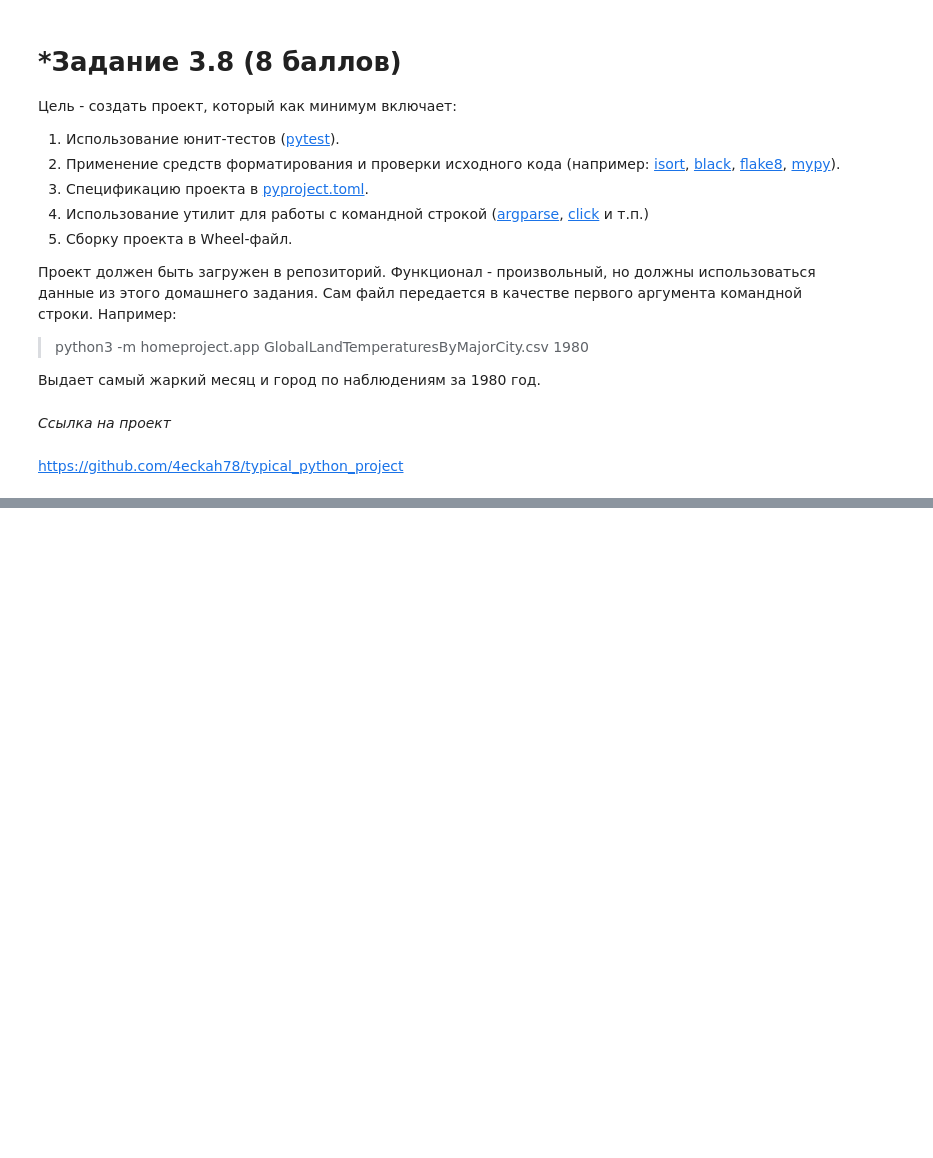
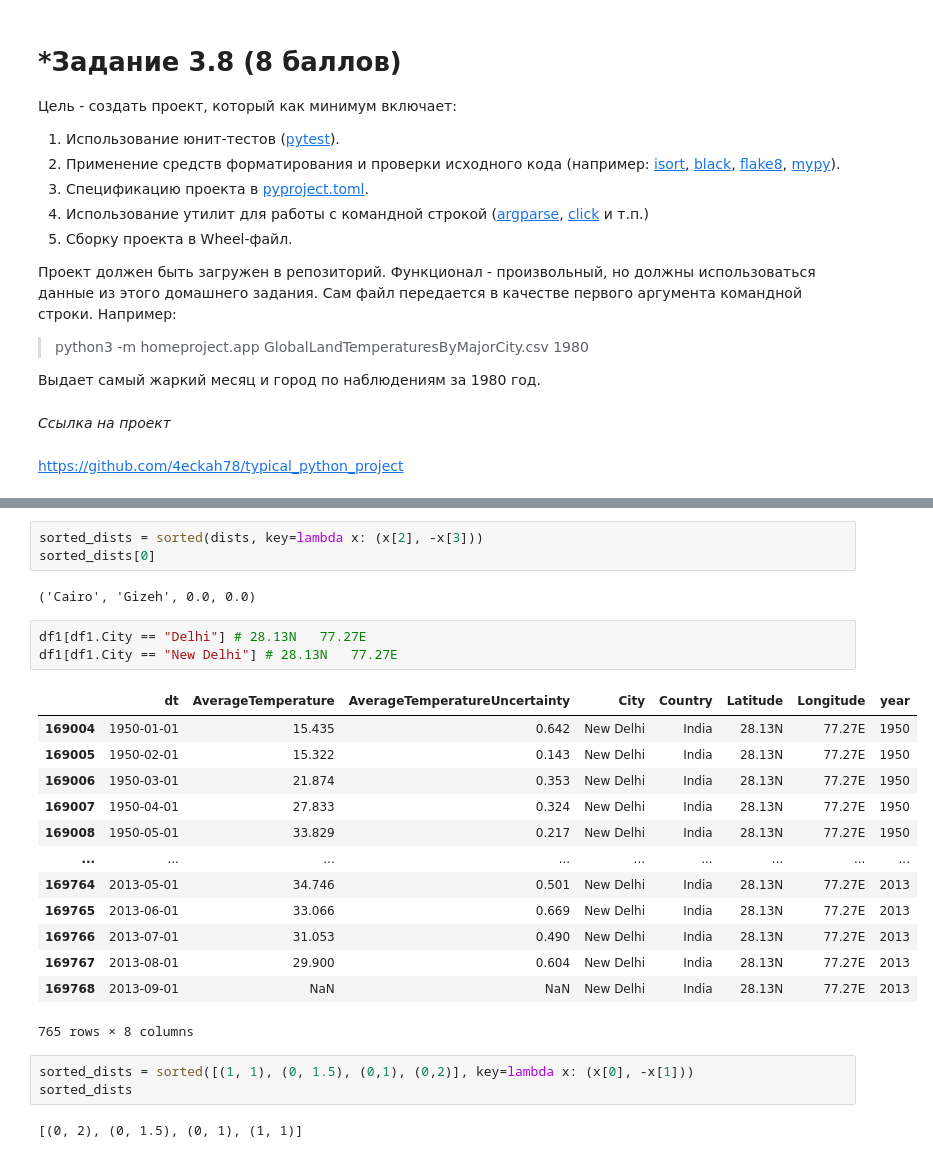
Before and after one commit to 4eckah78/python_2022_practice, a Jupyter notebook: Task_3.ipynb, the cells around one changed output, grey strips where cells are left out. Drawn from its saved outputs; the diff is of its cells as text; blank space fills up the shorter version.

```diff
--- a/Task_3.ipynb
+++ b/Task_3.ipynb
@@ -289,0 +329,27 @@ https://github.com/4eckah78/typical_python_project
+# %%
+sorted_dists = sorted(dists, key=lambda x: (x[2], -x[3]))
+sorted_dists[0]
+# %% [output]
+('Cairo', 'Gizeh', 0.0, 0.0)
+# %%
+df1[df1.City == "Delhi"] # 28.13N	77.27E
+df1[df1.City == "New Delhi"] # 28.13N	77.27E
+# %% [output]
+|  | dt | AverageTemperature | AverageTemperatureUncertainty | City | Country | Latitude | Longitude | year |
+| 169004 | 1950-01-01 | 15.435 | 0.642 | New Delhi | India | 28.13N | 77.27E | 1950 |
+| 169005 | 1950-02-01 | 15.322 | 0.143 | New Delhi | India | 28.13N | 77.27E | 1950 |
+| 169006 | 1950-03-01 | 21.874 | 0.353 | New Delhi | India | 28.13N | 77.27E | 1950 |
+| 169007 | 1950-04-01 | 27.833 | 0.324 | New Delhi | India | 28.13N | 77.27E | 1950 |
+| 169008 | 1950-05-01 | 33.829 | 0.217 | New Delhi | India | 28.13N | 77.27E | 1950 |
+| ... | ... | ... | ... | ... | ... | ... | ... | ... |
+| 169764 | 2013-05-01 | 34.746 | 0.501 | New Delhi | India | 28.13N | 77.27E | 2013 |
+| 169765 | 2013-06-01 | 33.066 | 0.669 | New Delhi | India | 28.13N | 77.27E | 2013 |
+| 169766 | 2013-07-01 | 31.053 | 0.490 | New Delhi | India | 28.13N | 77.27E | 2013 |
+| 169767 | 2013-08-01 | 29.900 | 0.604 | New Delhi | India | 28.13N | 77.27E | 2013 |
+| 169768 | 2013-09-01 | NaN | NaN | New Delhi | India | 28.13N | 77.27E | 2013 |
+765 rows × 8 columns
+# %%
+sorted_dists = sorted([(1, 1), (0, 1.5), (0,1), (0,2)], key=lambda x: (x[0], -x[1]))
+sorted_dists
+# %% [output]
+[(0, 2), (0, 1.5), (0, 1), (1, 1)]
```
Also changed, not shown: parts of 6 cells of this notebook.
